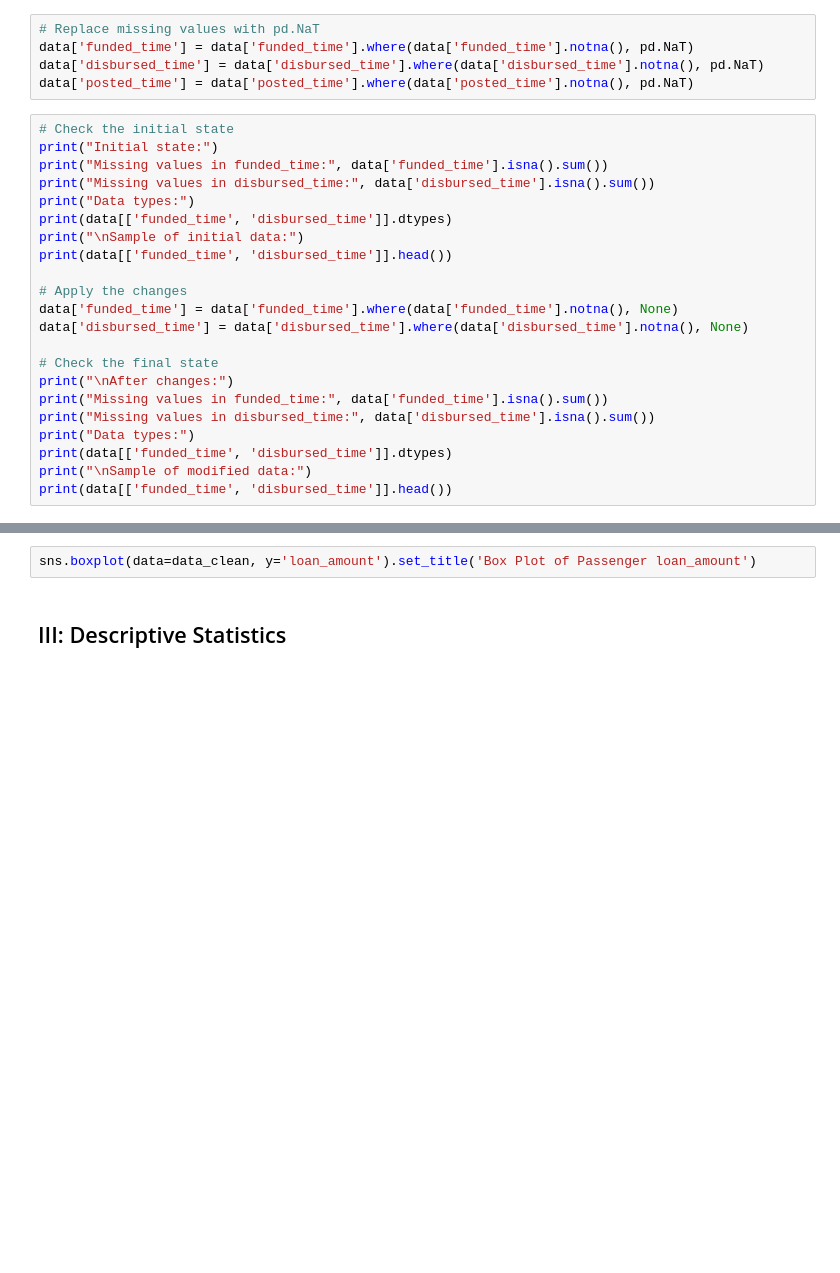
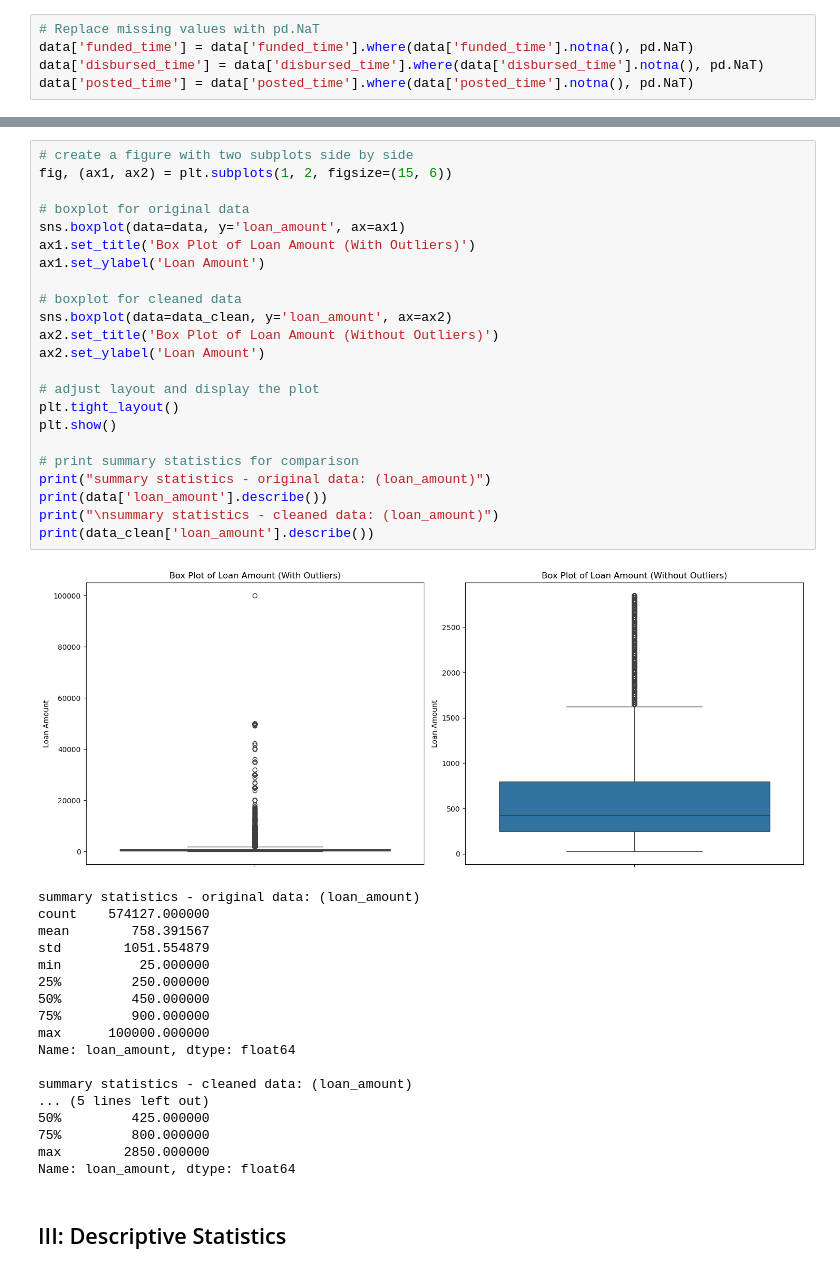
Before and after one commit to JAdamHub/M1-Exam-Submission, a Jupyter notebook: M1-Exam_Part_1.ipynb, the cells around one changed output, grey strips where cells are left out. Drawn from its saved outputs; the diff is of its cells as text; blank space fills up the shorter version.

Commit message:
importing gender mapping, fixing data removal, adding box plot before & after outlier removal

```diff
--- a/M1-Exam_Part_1.ipynb
+++ b/M1-Exam_Part_1.ipynb
@@ -252,27 +175,5 @@ print(data[['funded_time', 'disbursed_time']].head())
 data['funded_time'] = data['funded_time'].where(data['funded_time'].notna(), pd.NaT)
 data['disbursed_time'] = data['disbursed_time'].where(data['disbursed_time'].notna(), pd.NaT)
 data['posted_time'] = data['posted_time'].where(data['posted_time'].notna(), pd.NaT)
-# %%
-# Check the initial state
-print("Initial state:")
-print("Missing values in funded_time:", data['funded_time'].isna().sum())
-print("Missing values in disbursed_time:", data['disbursed_time'].isna().sum())
-print("Data types:")
-print(data[['funded_time', 'disbursed_time']].dtypes)
-print("\nSample of initial data:")
-print(data[['funded_time', 'disbursed_time']].head())
-
-# Apply the changes
-data['funded_time'] = data['funded_time'].where(data['funded_time'].notna(), None)
-data['disbursed_time'] = data['disbursed_time'].where(data['disbursed_time'].notna(), None)
-
-# Check the final state
-print("\nAfter changes:")
-print("Missing values in funded_time:", data['funded_time'].isna().sum())
-print("Missing values in disbursed_time:", data['disbursed_time'].isna().sum())
-print("Data types:")
-print(data[['funded_time', 'disbursed_time']].dtypes)
-print("\nSample of modified data:")
-print(data[['funded_time', 'disbursed_time']].head())
 # %%
 data.isna().sum()
@@ -293,5 +255,45 @@ data['outlier_loan_amount'].sum()
-# %%
-sns.boxplot(data=data_clean, y='loan_amount').set_title('Box Plot of Passenger loan_amount')
+# %%
+# create a figure with two subplots side by side
+fig, (ax1, ax2) = plt.subplots(1, 2, figsize=(15, 6))
+
+# boxplot for original data
+sns.boxplot(data=data, y='loan_amount', ax=ax1)
+ax1.set_title('Box Plot of Loan Amount (With Outliers)')
+ax1.set_ylabel('Loan Amount')
+
+# boxplot for cleaned data
+sns.boxplot(data=data_clean, y='loan_amount', ax=ax2)
+ax2.set_title('Box Plot of Loan Amount (Without Outliers)')
+ax2.set_ylabel('Loan Amount')
+
+# adjust layout and display the plot
+plt.tight_layout()
+plt.show()
+
+# print summary statistics for comparison
+print("summary statistics - original data: (loan_amount)")
+print(data['loan_amount'].describe())
+print("\nsummary statistics - cleaned data: (loan_amount)")
+print(data_clean['loan_amount'].describe())
+# %% [output]
+[figure, added]
+summary statistics - original data: (loan_amount)
+count    574127.000000
+mean        758.391567
+std        1051.554879
+min          25.000000
+25%         250.000000
+50%         450.000000
+75%         900.000000
+max      100000.000000
+Name: loan_amount, dtype: float64
+
+summary statistics - cleaned data: (loan_amount)
+... (5 lines left out)
+50%         425.000000
+75%         800.000000
+max        2850.000000
+Name: loan_amount, dtype: float64
 # %% [markdown]
 ## III: Descriptive Statistics
 # %%
```
Also changed, not shown: parts of 32 cells of this notebook.
